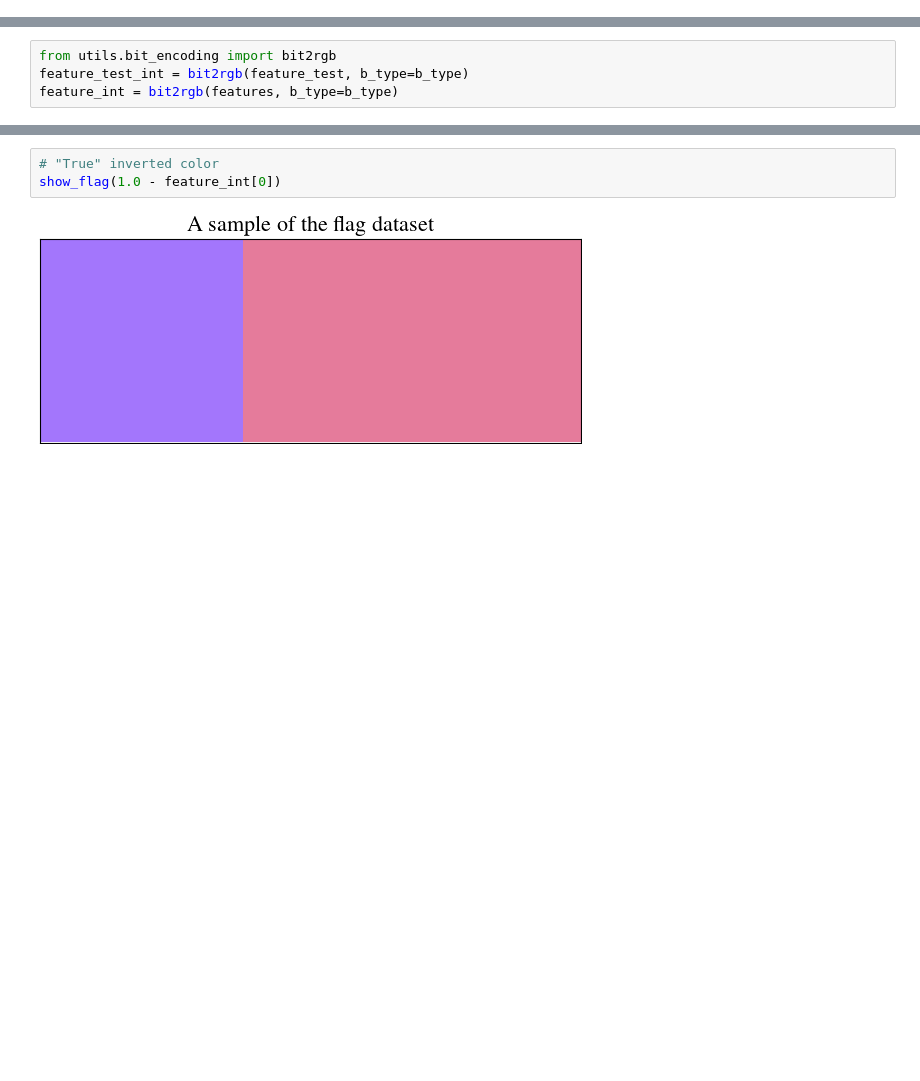
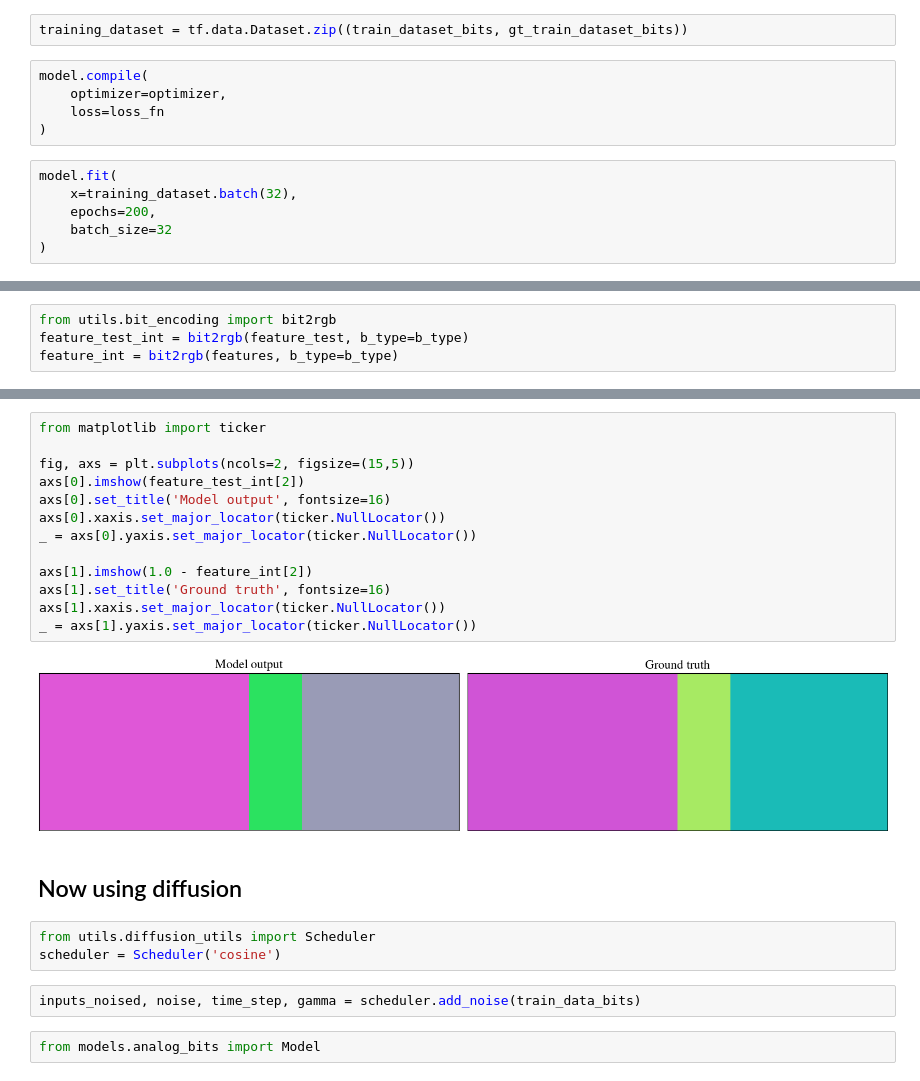
Before and after one commit to pierrelouis1998/analogbits, a Jupyter notebook: walkthrough.ipynb, the cells around one changed output, grey strips where cells are left out. Drawn from its saved outputs; the diff is of its cells as text; blank space fills up the shorter version.

```diff
--- a/walkthrough.ipynb
+++ b/walkthrough.ipynb
@@ -155,0 +104,13 @@ Epoch 200: Loss: 0.481
+# %%
+training_dataset = tf.data.Dataset.zip((train_dataset_bits, gt_train_dataset_bits))
+# %%
+model.compile(
+    optimizer=optimizer,
+    loss=loss_fn
+)
+# %%
+model.fit(
+    x=training_dataset.batch(32),
+    epochs=200,
+    batch_size=32
+)
@@ -172,5 +150,24 @@ show_flag(feature_int[0])
-# %%
-# "True" inverted color
-show_flag(1.0 - feature_int[0])
-# %% [output]
-[figure, removed]
+# %%
+from matplotlib import ticker
+
+fig, axs = plt.subplots(ncols=2, figsize=(15,5))
+axs[0].imshow(feature_test_int[2])
+axs[0].set_title('Model output', fontsize=16)
+axs[0].xaxis.set_major_locator(ticker.NullLocator())
+_ = axs[0].yaxis.set_major_locator(ticker.NullLocator())
+
+axs[1].imshow(1.0 - feature_int[2])
+axs[1].set_title('Ground truth', fontsize=16)
+axs[1].xaxis.set_major_locator(ticker.NullLocator())
+_ = axs[1].yaxis.set_major_locator(ticker.NullLocator())
+# %% [output]
+[figure, added]
+# %% [markdown]
+## Now using diffusion
+# %%
+from utils.diffusion_utils import Scheduler
+scheduler = Scheduler('cosine')
+# %%
+inputs_noised, noise, time_step, gamma = scheduler.add_noise(train_data_bits)
+# %%
+from models.analog_bits import Model
```
Also changed, not shown: parts of 18 cells of this notebook, 2 other files.
